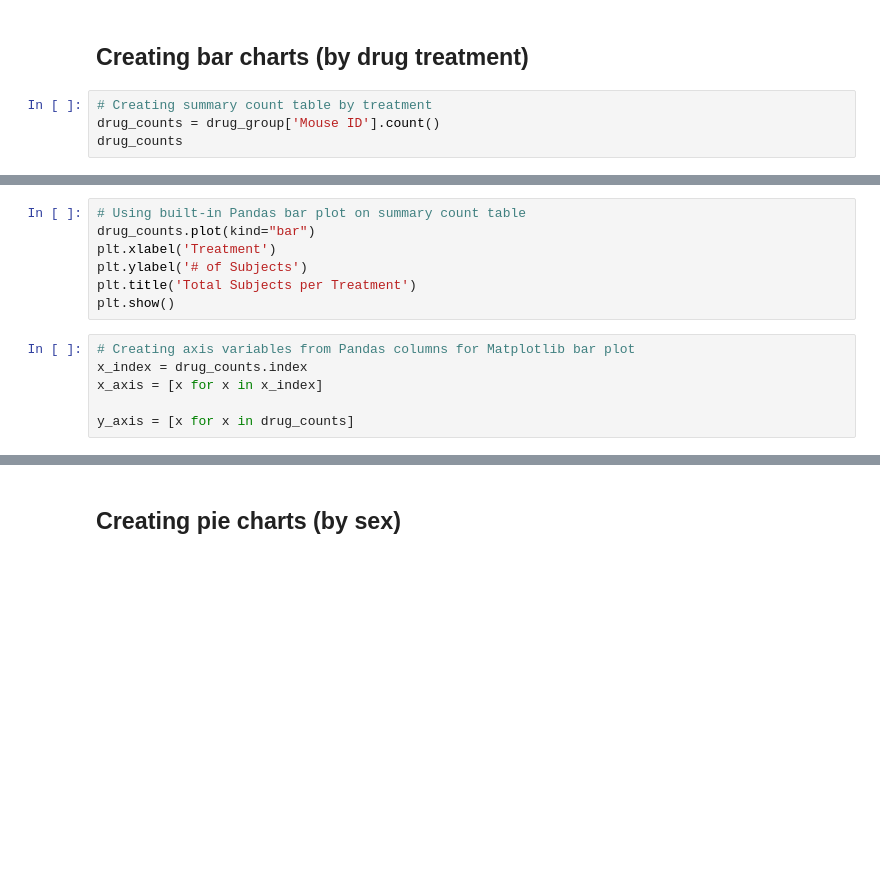
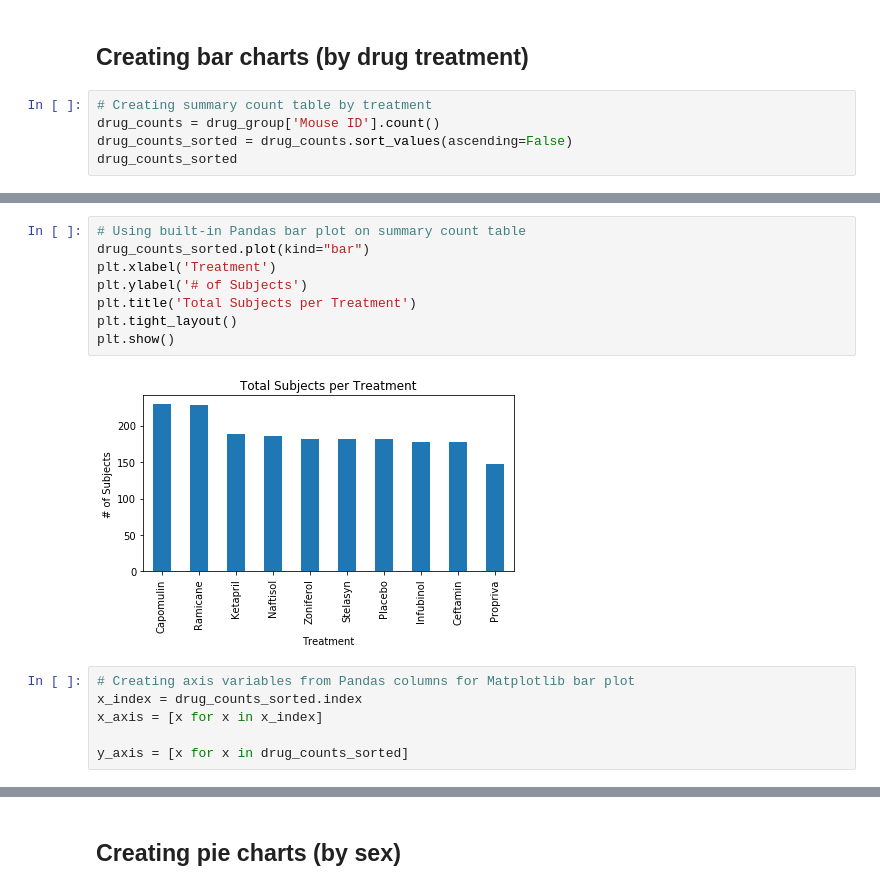
Before and after one commit to troypramsey/matplotlib-challenge, a Jupyter notebook: matplotlib-challenge.ipynb, the cells around one changed output, grey strips where cells are left out. Drawn from its saved outputs; the diff is of its cells as text; blank space fills up the shorter version.

Commit message:
cleaned up commenting and formatted bar charts

```diff
--- a/matplotlib-challenge.ipynb
+++ b/matplotlib-challenge.ipynb
@@ -58,4 +105,5 @@ drug_summary_table.sort_values(by=['Variance'])
 # %%
 # Creating summary count table by treatment
 drug_counts = drug_group['Mouse ID'].count()
-drug_counts
+drug_counts_sorted = drug_counts.sort_values(ascending=False)
+drug_counts_sorted
@@ -62,15 +122,18 @@ drug_counts
 # %%
 # Using built-in Pandas bar plot on summary count table
-drug_counts.plot(kind="bar")
+drug_counts_sorted.plot(kind="bar")
 plt.xlabel('Treatment')
 plt.ylabel('# of Subjects')
 plt.title('Total Subjects per Treatment')
+plt.tight_layout()
 plt.show()
+# %% [output]
+[figure, added]
 # %%
 # Creating axis variables from Pandas columns for Matplotlib bar plot
-x_index = drug_counts.index
+x_index = drug_counts_sorted.index
 x_axis = [x for x in x_index]
 
-y_axis = [x for x in drug_counts]
+y_axis = [x for x in drug_counts_sorted]
 # %%
 # Building and formatting Matplotlib bar plot
```
Also changed, not shown: parts of 17 cells of this notebook.
